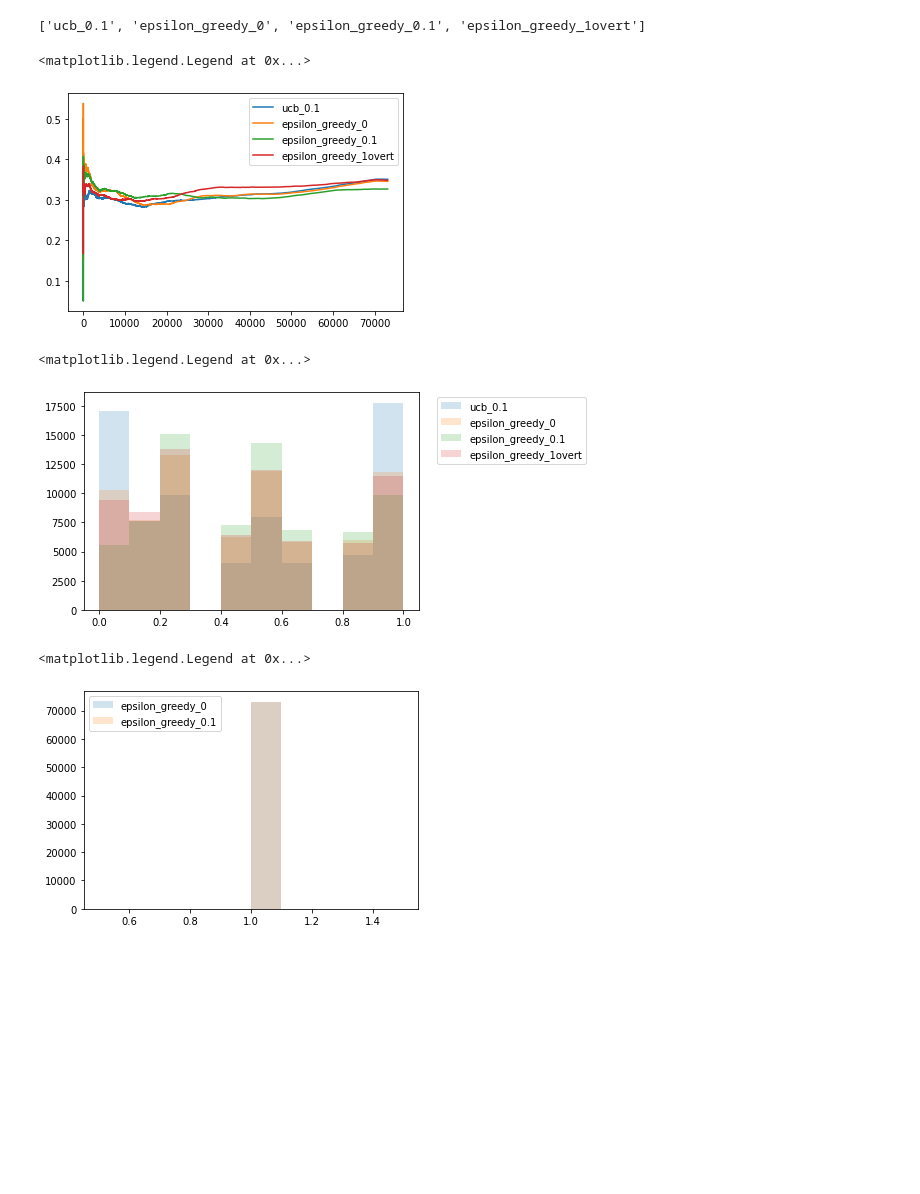
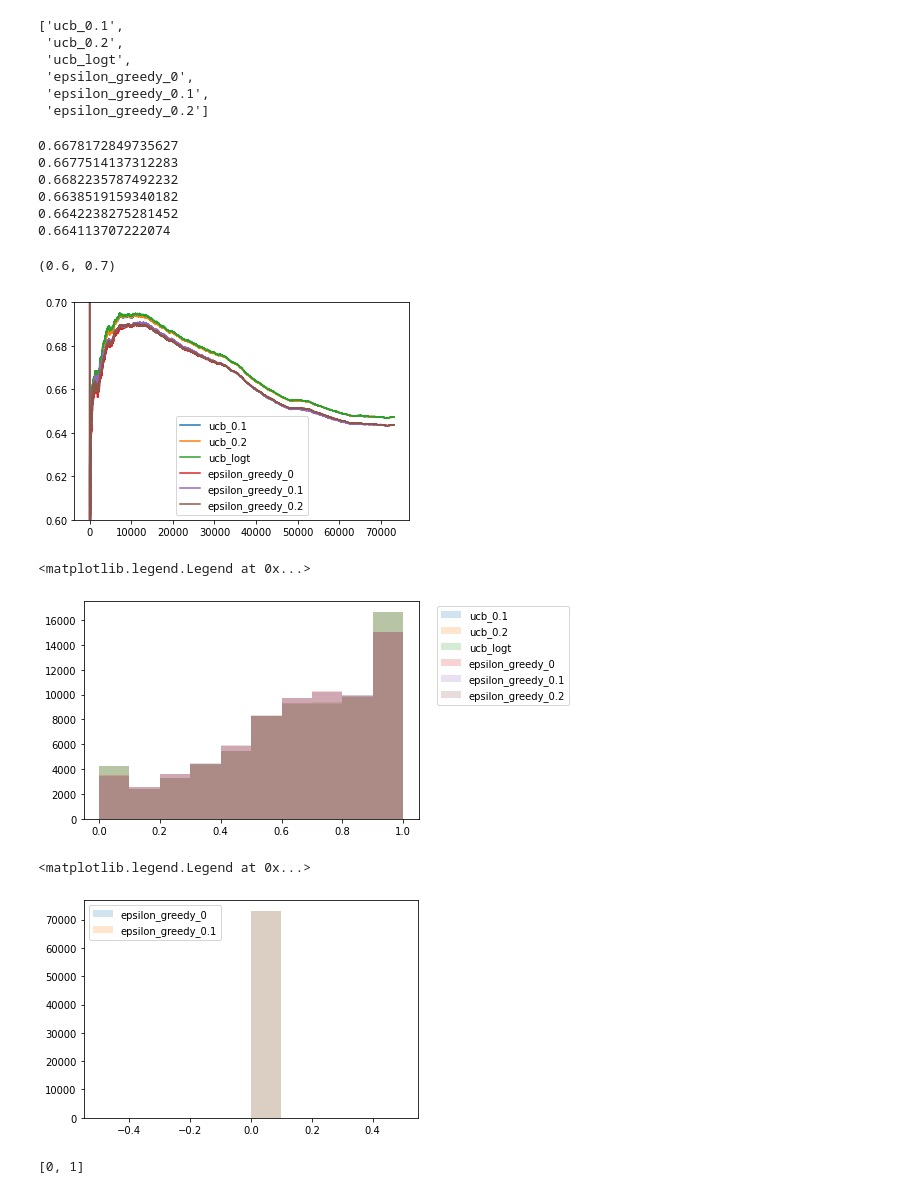
Before and after one commit to Mengyanz/CB4Rec, a Jupyter notebook: vis.ipynb, the cells around one changed output. Saved outputs shown, nothing was run; the diff lists cells and outputs as text; code cells hidden in the pictures; blank space fills up the shorter version.

```diff
--- a/vis.ipynb
+++ b/vis.ipynb
@@ -7,23 +7,28 @@ import os
 # %%
 
 dataset = 'small'
-path = 'rec1'
-save_path = os.path.join("/home/v-mezhang/blob-plm/model/", dataset, path)
+path = 'recall_ftF_simF' # all_ftF_simF
+save_path = os.path.join("/home/v-mezhang/blob/model/", dataset, path)
 # %%
 policy = 'epsilon_greedy'
-paras = [0, 0.1, '1overt'] # '1overt'
+paras = [0, 0.1, 0.2] # '1overt'
 rewards = {}
 opt_rewards = {}
 # %%
-# policy_names = ['ucb_0.1', 'ucb_logt'] # 'ucb_0.1'
-policy_names = ['ucb_0.1']
+policy_names = ['ucb_0.1', 'ucb_0.2', 'ucb_logt'] # 'ucb_0.1'
+# policy_names = []
 for para in paras:
     policy_name = policy + '_' + str(para)
     policy_names.append(policy_name)
 
 policy_names
 # %% [output]
-['ucb_0.1', 'epsilon_greedy_0', 'epsilon_greedy_0.1', 'epsilon_greedy_1overt']
+['ucb_0.1',
+ 'ucb_0.2',
+ 'ucb_logt',
+ 'epsilon_greedy_0',
+ 'epsilon_greedy_0.1',
+ 'epsilon_greedy_0.2']
 # %%
 for policy_name in policy_names:
     with open(os.path.join(save_path, (policy_name + "_rewards.pkl")), "rb") as f:
@@ -42,14 +47,24 @@ for para in policy_names:
         for j in range(num_sam):
             cumu_reward += rewards[para][i,j]
             cumu_opt_reward += opt_rewards[para][i,j]
-            cumu_regrets[para][i,j] = (cumu_opt_reward - cumu_reward) /(j+1) # - 0.2
+            # cumu_regrets[para][i,j] = (cumu_opt_reward - cumu_reward) /(j+1)
+            cumu_regrets[para][i,j] = (cumu_reward) /(j+1) # cumu reward
 # %%
 for policy_name, value in cumu_regrets.items():
     plt.plot(range(num_sam), value.mean(axis=0), label = policy_name)
+    # plt.hlines(value.mean(), list(range(num_sam))[0], list(range(num_sam))[-1])
+    print(value.mean())
 plt.legend()
+plt.ylim(0.6, 0.7)
 # %% [output]
-<matplotlib.legend.Legend at 0x...>
+0.6678172849735627
+0.6677514137312283
+0.6682235787492232
+0.6638519159340182
+0.6642238275281452
+0.664113707222074
+(0.6, 0.7)
-[figure, old version]
+[figure, new version]
 # %%
 for policy_name, value in rewards.items():
     # if policy_name in ['epsilon_greedy_0', 'epsilon_greedy_0.1']:
@@ -57,7 +72,7 @@ for policy_name, value in rewards.items():
 plt.legend(bbox_to_anchor=(1.04,1), loc="upper left")
 # %% [output]
 <matplotlib.legend.Legend at 0x...>
-[figure, old version]
+[figure, new version]
 # %%
 for policy_name, value in opt_rewards.items():
     if policy_name in ['epsilon_greedy_0', 'epsilon_greedy_0.1']:
@@ -65,4 +80,8 @@ for policy_name, value in opt_rewards.items():
 plt.legend()
 # %% [output]
 <matplotlib.legend.Legend at 0x...>
-[figure, old version]
+[figure, new version]
+# %%
+[int(i) for i in np.concatenate([[], [0,1]])]
+# %% [output]
+[0, 1]
```
Also changed, not shown: 7 other files.
